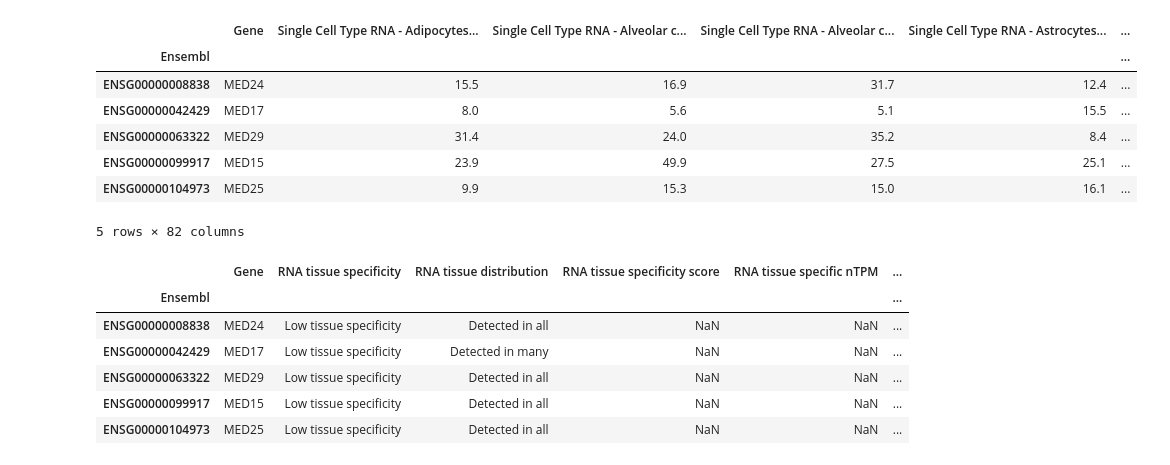
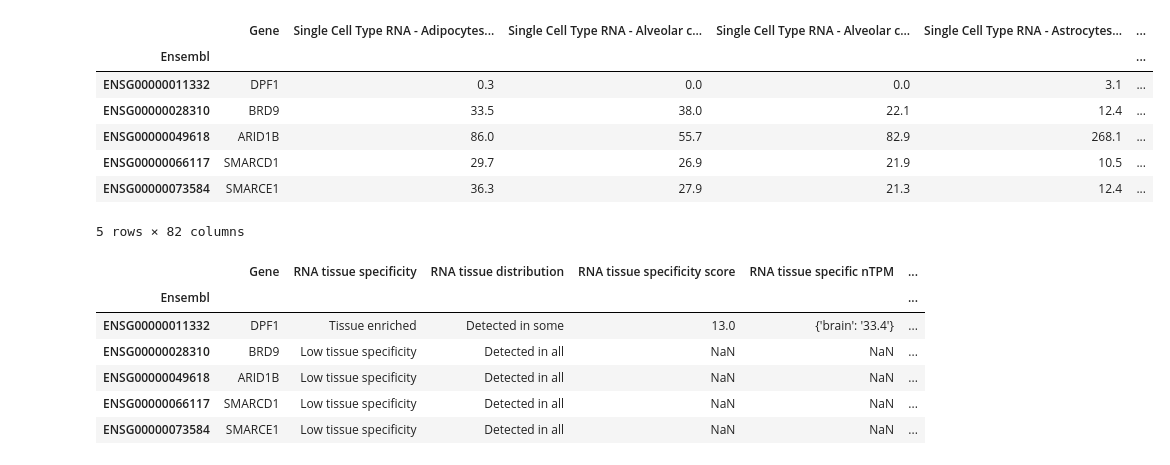
Before and after one commit to kinseylong/StallerRotation, a Jupyter notebook: cofactors_humanproteinatlas/BAF_exploration2.ipynb, the cells around one changed output. Saved outputs shown, nothing was run; the diff lists cells and outputs as text; code cells hidden in the pictures.

```diff
--- a/cofactors_humanproteinatlas/BAF_exploration2.ipynb
+++ b/cofactors_humanproteinatlas/BAF_exploration2.ipynb
@@ -6,9 +6,9 @@ import matplotlib.pyplot as plt
 import ast
 # %%
 cofactorsmapped = pd.read_csv("data/cofactors_mapped_combined.csv").drop("Unnamed: 0", axis = 1)
-mediator = cofactorsmapped[cofactorsmapped["Complex"] == "Mediator"].set_index("Bgee")
-mediator["Subcomplex or Module"] = mediator["Subcomplex or Module"].apply(lambda x: x.replace("]", "").replace("[", "").split(", "))
-mediator.head()
+baf = cofactorsmapped[cofactorsmapped["Complex"] == "BAF"].set_index("Bgee")
+baf["Subcomplex or Module"] = baf["Subcomplex or Module"].apply(lambda x: x.replace("]", "").replace("[", "").split(", "))
+baf.head()
 # %% [output]
 |  | Gene Name | Complex | Subcomplex or Module | Own-complex paralog | Other-complex Paralogues | Notes | Source | ... |
 | Bgee |  |  |  |  |  |  |  | ... |
@@ -20,28 +20,28 @@ mediator.head()
 # %%
 scrna = pd.read_csv("helperdata/cofactor_scRNA.csv").drop("Unnamed: 0", axis = 1)
-scRNA_mediator = scrna[[x in mediator.index.to_list() for x in scrna["Ensembl"]]].set_index("Ensembl")
-scRNA_mediator.head()
+scRNA_baf = scrna[[x in baf.index.to_list() for x in scrna["Ensembl"]]].set_index("Ensembl")
+scRNA_baf.head()
 # %% [output]
 |  | Gene | Single Cell Type RNA - Adipocytes... | Single Cell Type RNA - Alveolar c... | Single Cell Type RNA - Alveolar c... | Single Cell Type RNA - Astrocytes... | ... |
 | Ensembl |  |  |  |  |  | ... |
-| ENSG00000008838 | MED24 | 15.5 | 16.9 | 31.7 | 12.4 | ... |
-| ENSG00000042429 | MED17 | 8.0 | 5.6 | 5.1 | 15.5 | ... |
-| ENSG00000063322 | MED29 | 31.4 | 24.0 | 35.2 | 8.4 | ... |
-| ENSG00000099917 | MED15 | 23.9 | 49.9 | 27.5 | 25.1 | ... |
-| ENSG00000104973 | MED25 | 9.9 | 15.3 | 15.0 | 16.1 | ... |
+| ENSG00000011332 | DPF1 | 0.3 | 0.0 | 0.0 | 3.1 | ... |
+| ENSG00000028310 | BRD9 | 33.5 | 38.0 | 22.1 | 12.4 | ... |
+| ENSG00000049618 | ARID1B | 86.0 | 55.7 | 82.9 | 268.1 | ... |
+| ENSG00000066117 | SMARCD1 | 29.7 | 26.9 | 21.9 | 10.5 | ... |
+| ENSG00000073584 | SMARCE1 | 36.3 | 27.9 | 21.3 | 12.4 | ... |
 5 rows × 82 columns
 # %%
 specificity = pd.read_csv("helperdata/cofactor_specificity.csv").drop("Unnamed: 0", axis = 1)
-scRNA_specificity = specificity[[x in mediator.index.to_list() for x in specificity["Ensembl"]]].set_index("Ensembl")
+scRNA_specificity = specificity[[x in baf.index.to_list() for x in specificity["Ensembl"]]].set_index("Ensembl")
 scRNA_specificity.head()
 # %% [output]
 |  | Gene | RNA tissue specificity | RNA tissue distribution | RNA tissue specificity score | RNA tissue specific nTPM | ... |
 | Ensembl |  |  |  |  |  | ... |
-| ENSG00000008838 | MED24 | Low tissue specificity | Detected in all | NaN | NaN | ... |
-| ENSG00000042429 | MED17 | Low tissue specificity | Detected in many | NaN | NaN | ... |
-| ENSG00000063322 | MED29 | Low tissue specificity | Detected in all | NaN | NaN | ... |
-| ENSG00000099917 | MED15 | Low tissue specificity | Detected in all | NaN | NaN | ... |
-| ENSG00000104973 | MED25 | Low tissue specificity | Detected in all | NaN | NaN | ... |
+| ENSG00000011332 | DPF1 | Tissue enriched | Detected in some | 13.0 | {'brain': '33.4'} | ... |
+| ENSG00000028310 | BRD9 | Low tissue specificity | Detected in all | NaN | NaN | ... |
+| ENSG00000049618 | ARID1B | Low tissue specificity | Detected in all | NaN | NaN | ... |
+| ENSG00000066117 | SMARCD1 | Low tissue specificity | Detected in all | NaN | NaN | ... |
+| ENSG00000073584 | SMARCE1 | Low tissue specificity | Detected in all | NaN | NaN | ... |
 # %%
 scRNA_taus = scRNA_specificity[[x for x in scRNA_specificity.columns.to_list() if "TAU" in x]]
 scRNA_taus = scRNA_taus.applymap(lambda x: np.NaN if x == "Not detected" else float(x))
```
Also changed, not shown: parts of 44 cells of this notebook, 6 other files.
